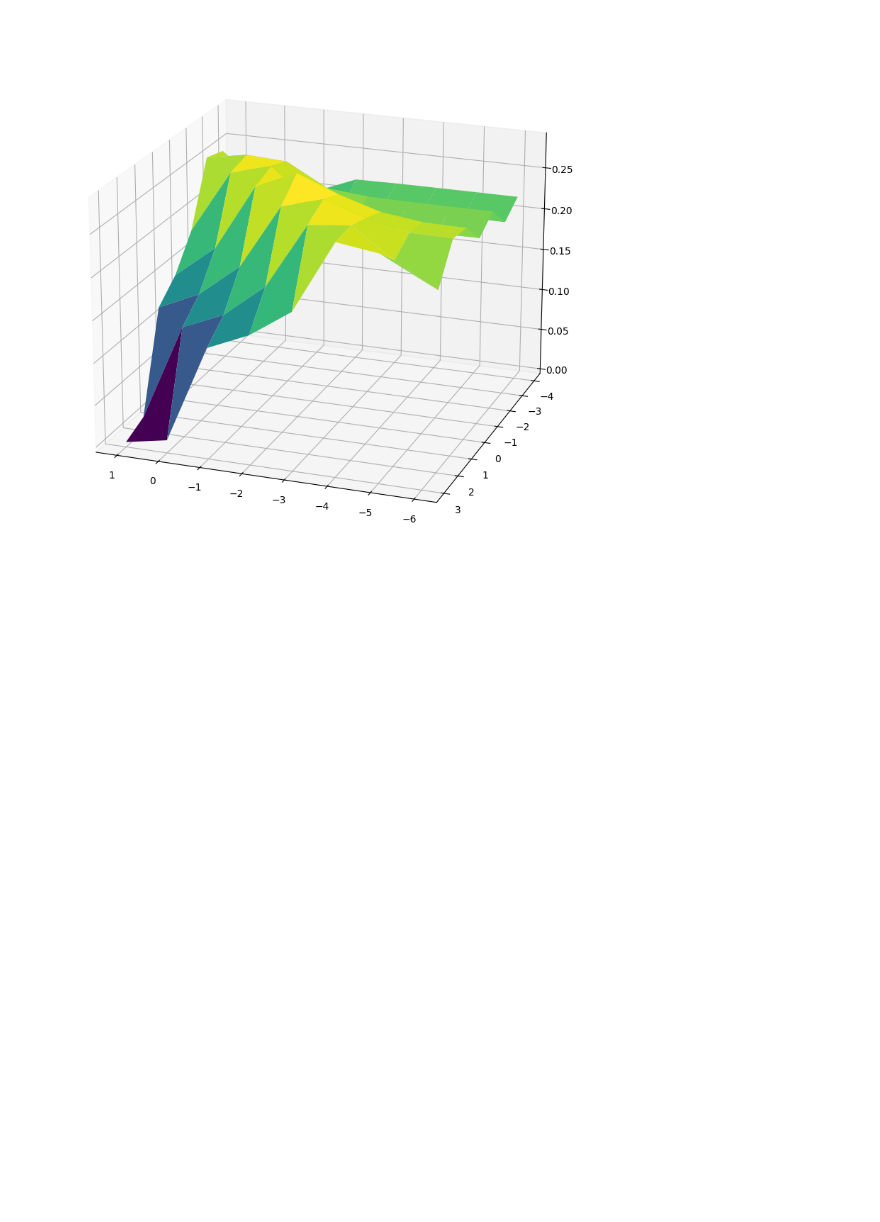
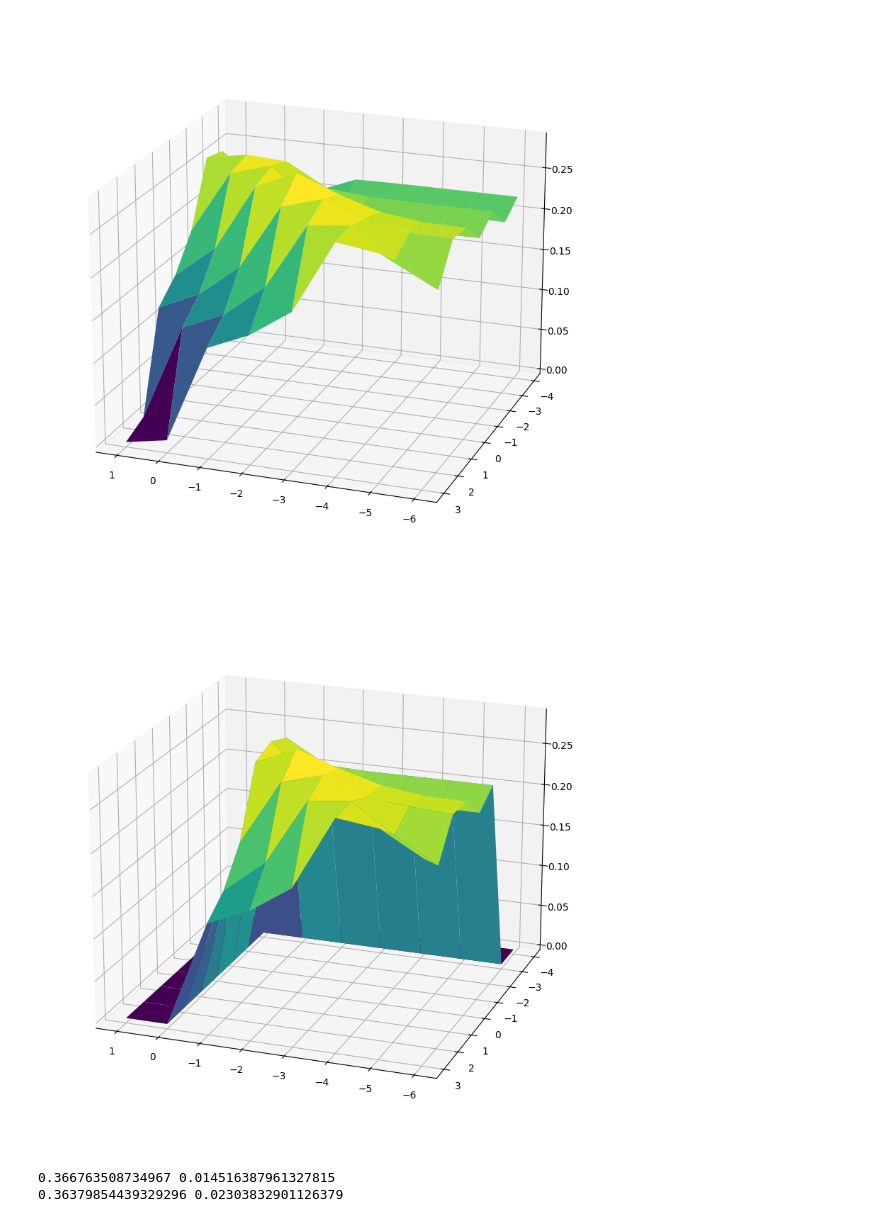
Before and after one commit to matteoferrazzi/ML-project-2, a Jupyter notebook: run.ipynb, the cells around one changed output. Cells and saved outputs as stored; diff of their text form; code cells hidden in the pictures; blank space fills up the shorter version.

```diff
--- a/run.ipynb
+++ b/run.ipynb
@@ -68,3 +45,14 @@ def surface_gaussian(dictionary, lambdas1, lambdas2, i, j):
 
     return z
+# %%
+def surface_rq(dictionary, lambdas1, lambdas2, i, j):
+
+    z = np.zeros((len(lambdas1), len(lambdas2)))
+    for l1, lambda1 in enumerate(lambdas1):
+        for l2, lambda2 in enumerate(lambdas2):
+            for k,v in dictionary.items():
+                if k[1] == lambda1 and k[2] == lambda2 and k[3]==20 and k[4]==20:
+                    z[l1, l2] = v
+
+    return z
 # %%
@@ -109,3 +103,28 @@ ax.plot_surface(np.log10(np.array(x)), np.log10(np.array(y)), np.array(z), cmap=
 ax.view_init(20, 110)
 # %% [output]
 [figure]
+# %%
+fig = plt.figure(figsize=(10,10))
+ax = fig.add_subplot(111, projection='3d')
+x, y = np.meshgrid(list([10, 1, 0.1, 0.01, 0.001, 0.0001, 0.00001, 0.000001]), list([1000, 100, 10, 1, 0.1, 0.01, 0.001, 0.0001]))
+z = surface_rq(dict_rq, list([10, 1, 0.1, 0.01, 0.001, 0.0001, 0.00001, 0.000001]), list([1000, 100, 10, 1, 0.1, 0.01, 0.001, 0.0001]), 20, 20)
+ax.plot_surface(np.log10(np.array(x)), np.log10(np.array(y)), np.array(z), cmap='viridis')
+ax.view_init(20, 110)
+# %% [output]
+[figure, added]
+# %%
+k = 5
+gamma_first = ipca.gamma_first(ret, data, k)
+max_iter = 100
+gamma, f_list = ipca.ipca(data, ret, gamma_first.copy(), max_iter)
+print(metrics.total_R_squared(ret, data, gamma, f_list),metrics.pred_R_squared(ret, data, gamma, f_list))
+max_iter = 100
+W = np.eye(N)
+W_list = [W]*(len(data))
+lambda1 = 0.1
+lambda2 = 0.1
+gamma_reg_w, f_list_reg_w = ipca.ipca_reg_w(data, ret, gamma_first.copy(), max_iter, lambda1, lambda2, W_list)
+print(metrics.total_R_squared(ret, data, gamma_reg_w, f_list_reg_w),metrics.pred_R_squared(ret, data, gamma_reg_w, f_list_reg_w))
+# %% [output]
+0.366763508734967 0.014516387961327815
+0.36379854439329296 0.02303832901126379
```
Also changed, not shown: parts of 16 cells of this notebook, 3 other files.
